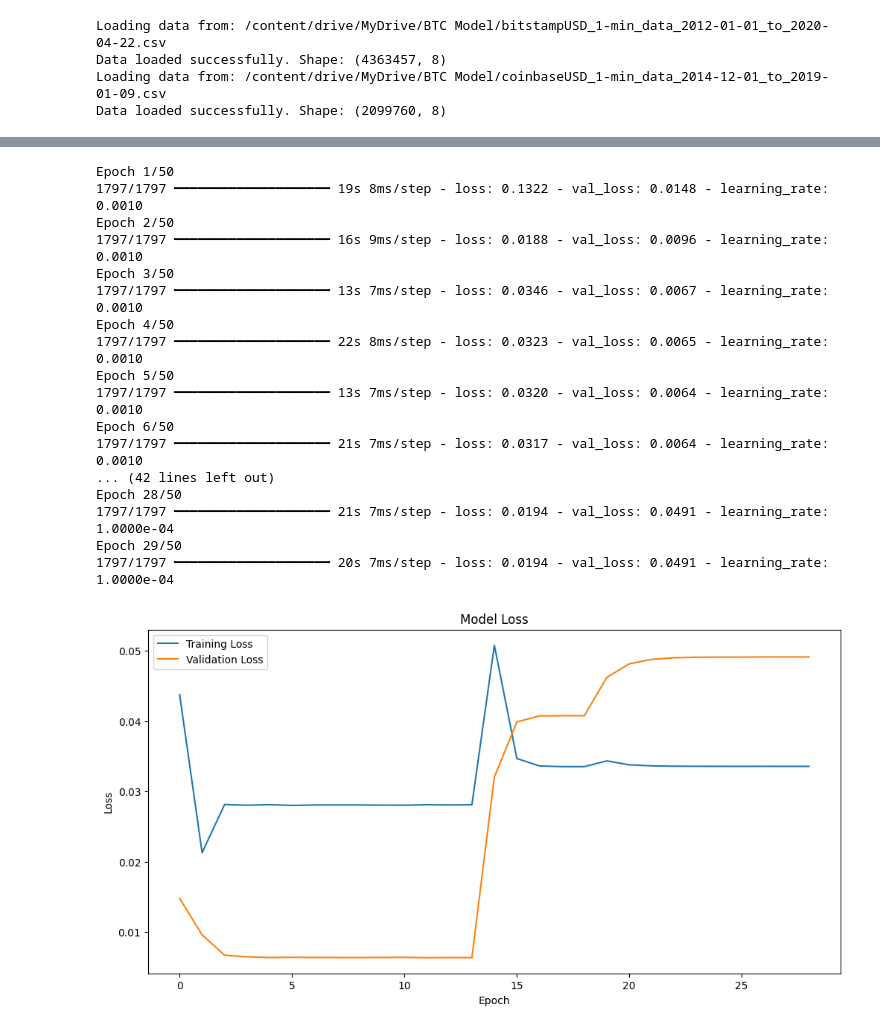
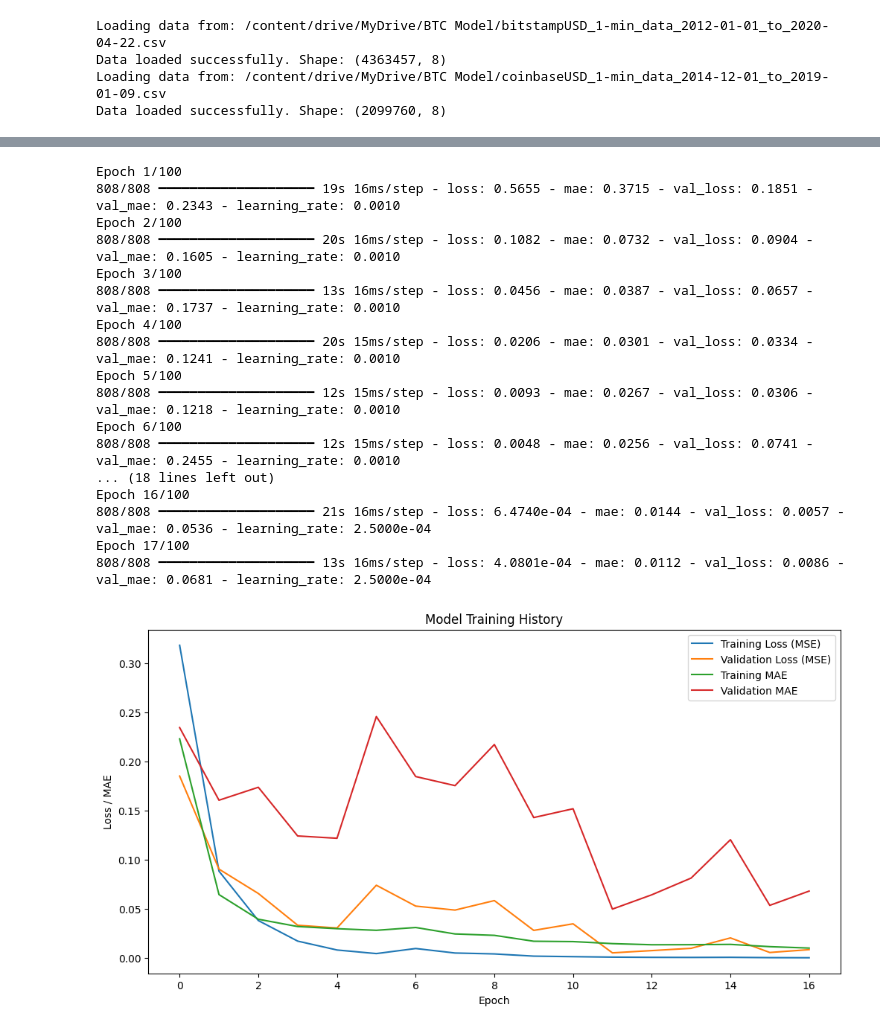
Before and after one commit to thedavidemmanuel/BTC-Time-Series-Forecasting, a Jupyter notebook: btc_forecasting.ipynb, the cells around one changed output, grey strips where cells are left out. Cells and saved outputs as stored; diff of their text form; code cells hidden in the pictures.

```diff
--- a/btc_forecasting.ipynb
+++ b/btc_forecasting.ipynb
@@ -196,26 +236,30 @@ Shape of y_test: (7170, 1)
 # %%
 # Create tf.data.Dataset
-def create_dataset(X, y, batch_size=32, shuffle_buffer=1000):
+def create_dataset_tf(X, y, batch_size=32, shuffle=True):
     dataset = tf.data.Dataset.from_tensor_slices((X, y))
-    dataset = dataset.shuffle(buffer_size=shuffle_buffer)
+    if shuffle:
+        dataset = dataset.shuffle(buffer_size=10000)
     dataset = dataset.batch(batch_size)
     dataset = dataset.prefetch(tf.data.AUTOTUNE)
     return dataset
 
-train_dataset = create_dataset(X_train_combined, y_train_combined)
-test_dataset = create_dataset(X_test, y_test, shuffle_buffer=1)  # No shuffling for test data
+batch_size = 32
+train_dataset = create_dataset_tf(X_train_final, y_train_final, batch_size=batch_size, shuffle=True)
+val_dataset = create_dataset_tf(X_val, y_val, batch_size=batch_size, shuffle=False)
+test_dataset = create_dataset_tf(X_test, y_test, batch_size=batch_size, shuffle=False)
 # %%
-# Build the LSTM model with increased regularization
+# Build the Bidirectional GRU model
 model = Sequential([
-    LSTM(24, activation='relu', return_sequences=True,
-         input_shape=(X_train_combined.shape[1], X_train_combined.shape[2]),
-         kernel_regularizer=l2(0.01), recurrent_regularizer=l2(0.01)),
+    Bidirectional(GRU(64, return_sequences=True, activation='tanh', kernel_regularizer=tf.keras.regularizers.l2(0.001))),
+    BatchNormalization(),
     Dropout(0.3),
-    LSTM(24, activation='relu', kernel_regularizer=l2(0.01), recurrent_regularizer=l2(0.01)),
+    Bidirectional(GRU(64, activation='tanh', kernel_regularizer=tf.keras.regularizers.l2(0.001))),
+    BatchNormalization(),
     Dropout(0.3),
+    Dense(32, activation='relu'),
     Dense(1)
 ])
 
-model.compile(optimizer=Adam(learning_rate=0.001), loss='mse')
+model.compile(optimizer=Adam(learning_rate=0.001), loss='mse', metrics=['mae'])
 model.summary()
 # %% [output]
@@ -238,45 +286,47 @@ Model: "sequential_2"
  Non-trainable params: 0 (0.00 B)
 # %%
 # Define callbacks
-early_stopping = EarlyStopping(monitor='val_loss', patience=15, restore_best_weights=True)
-reduce_lr = ReduceLROnPlateau(monitor='val_loss', factor=0.2, patience=5, min_lr=0.0001)
+early_stopping = EarlyStopping(monitor='val_loss', patience=5, restore_best_weights=True)
+reduce_lr = ReduceLROnPlateau(monitor='val_loss', factor=0.5, patience=3, min_lr=1e-6)
 # %%
-# Train the model using tf.data.Dataset
+# Train the model
 history = model.fit(
     train_dataset,
-    epochs=50,
-    validation_data=test_dataset,
+    epochs=100,
+    validation_data=val_dataset,
     callbacks=[early_stopping, reduce_lr],
     verbose=1
 )
 # %% [output]
-Epoch 1/50
-1797/1797 ━━━━━━━━━━━━━━━━━━━━ 19s 8ms/step - loss: 0.1322 - val_loss: 0.0148 - learning_rate: 0.0010
-Epoch 2/50
-1797/1797 ━━━━━━━━━━━━━━━━━━━━ 16s 9ms/step - loss: 0.0188 - val_loss: 0.0096 - learning_rate: 0.0010
-Epoch 3/50
-1797/1797 ━━━━━━━━━━━━━━━━━━━━ 13s 7ms/step - loss: 0.0346 - val_loss: 0.0067 - learning_rate: 0.0010
-Epoch 4/50
-1797/1797 ━━━━━━━━━━━━━━━━━━━━ 22s 8ms/step - loss: 0.0323 - val_loss: 0.0065 - learning_rate: 0.0010
-Epoch 5/50
-1797/1797 ━━━━━━━━━━━━━━━━━━━━ 13s 7ms/step - loss: 0.0320 - val_loss: 0.0064 - learning_rate: 0.0010
-Epoch 6/50
-1797/1797 ━━━━━━━━━━━━━━━━━━━━ 21s 7ms/step - loss: 0.0317 - val_loss: 0.0064 - learning_rate: 0.0010
-... (42 lines left out)
-Epoch 28/50
-1797/1797 ━━━━━━━━━━━━━━━━━━━━ 21s 7ms/step - loss: 0.0194 - val_loss: 0.0491 - learning_rate: 1.0000e-04
-Epoch 29/50
-1797/1797 ━━━━━━━━━━━━━━━━━━━━ 20s 7ms/step - loss: 0.0194 - val_loss: 0.0491 - learning_rate: 1.0000e-04
+Epoch 1/100
+808/808 ━━━━━━━━━━━━━━━━━━━━ 19s 16ms/step - loss: 0.5655 - mae: 0.3715 - val_loss: 0.1851 - val_mae: 0.2343 - learning_rate: 0.0010
+Epoch 2/100
+808/808 ━━━━━━━━━━━━━━━━━━━━ 20s 16ms/step - loss: 0.1082 - mae: 0.0732 - val_loss: 0.0904 - val_mae: 0.1605 - learning_rate: 0.0010
+Epoch 3/100
+808/808 ━━━━━━━━━━━━━━━━━━━━ 13s 16ms/step - loss: 0.0456 - mae: 0.0387 - val_loss: 0.0657 - val_mae: 0.1737 - learning_rate: 0.0010
+Epoch 4/100
+808/808 ━━━━━━━━━━━━━━━━━━━━ 20s 15ms/step - loss: 0.0206 - mae: 0.0301 - val_loss: 0.0334 - val_mae: 0.1241 - learning_rate: 0.0010
+Epoch 5/100
+808/808 ━━━━━━━━━━━━━━━━━━━━ 12s 15ms/step - loss: 0.0093 - mae: 0.0267 - val_loss: 0.0306 - val_mae: 0.1218 - learning_rate: 0.0010
+Epoch 6/100
+808/808 ━━━━━━━━━━━━━━━━━━━━ 12s 15ms/step - loss: 0.0048 - mae: 0.0256 - val_loss: 0.0741 - val_mae: 0.2455 - learning_rate: 0.0010
+... (18 lines left out)
+Epoch 16/100
+808/808 ━━━━━━━━━━━━━━━━━━━━ 21s 16ms/step - loss: 6.4740e-04 - mae: 0.0144 - val_loss: 0.0057 - val_mae: 0.0536 - learning_rate: 2.5000e-04
+Epoch 17/100
+808/808 ━━━━━━━━━━━━━━━━━━━━ 13s 16ms/step - loss: 4.0801e-04 - mae: 0.0112 - val_loss: 0.0086 - val_mae: 0.0681 - learning_rate: 2.5000e-04
 # %%
 # Plot training history
 plt.figure(figsize=(12, 6))
-plt.plot(history.history['loss'], label='Training Loss')
-plt.plot(history.history['val_loss'], label='Validation Loss')
-plt.title('Model Loss')
+plt.plot(history.history['loss'], label='Training Loss (MSE)')
+plt.plot(history.history['val_loss'], label='Validation Loss (MSE)')
+plt.plot(history.history['mae'], label='Training MAE')
+plt.plot(history.history['val_mae'], label='Validation MAE')
+plt.title('Model Training History')
 plt.xlabel('Epoch')
-plt.ylabel('Loss')
+plt.ylabel('Loss / MAE')
 plt.legend()
 plt.show()
 # %% [output]
-[figure, old version]
+[figure, new version]
 # %%
```
Also changed, not shown: parts of 21 cells of this notebook.
